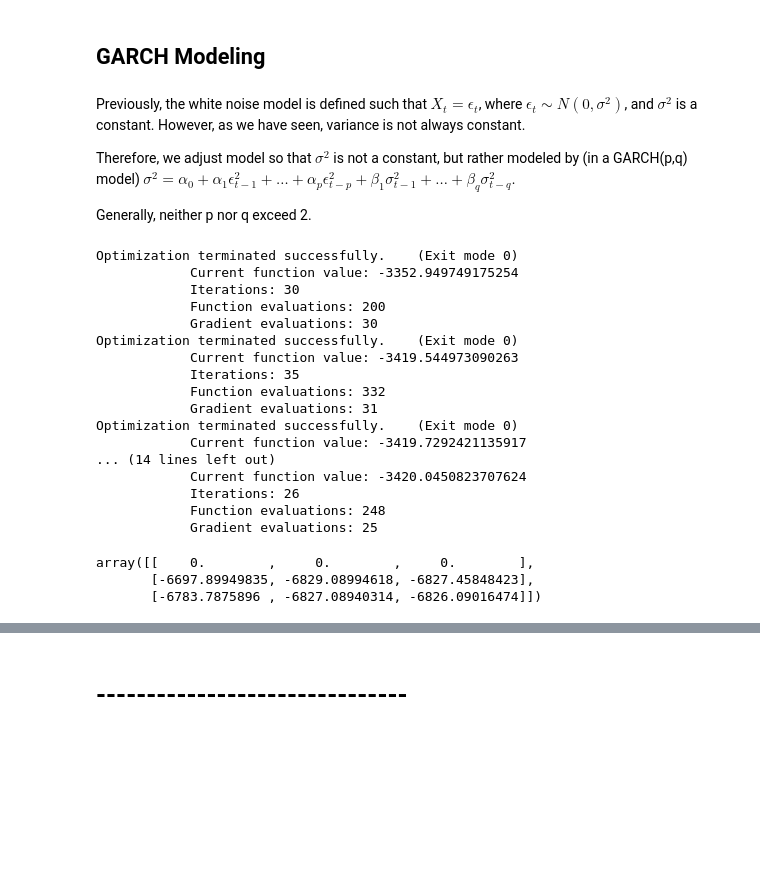
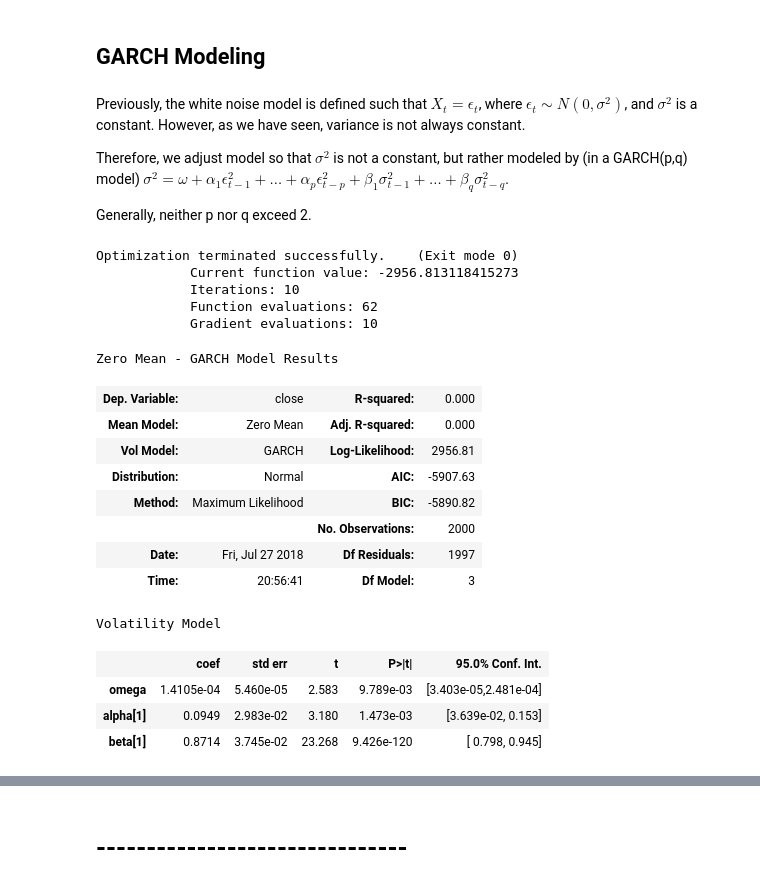
Before and after one commit to AndyVuHoang/Ripple-Report, a Jupyter notebook: analysis.ipynb, the cells around one changed output, grey strips where cells are left out. Drawn from its saved outputs; the diff is of its cells as text; code cells hidden in the pictures; blank space fills up the shorter version.

```diff
--- a/analysis.ipynb
+++ b/analysis.ipynb
@@ -304,7 +304,7 @@ However, if that is the case, that means that there is no significant prediction
 # %% [markdown]
 Previously, the white noise model is defined such that $X_t = \epsilon_{t}$, where $\epsilon_{t} \sim  N(0, \sigma^2)$, and $\sigma^2$ is a constant. However, as we have seen, variance is not always constant.
 
-Therefore, we adjust model so that $\sigma^2$ is not a constant, but rather modeled by (in a GARCH(p,q) model) $\sigma^2 = \alpha_{0} + \alpha_{1}\epsilon_{t-1}^2 + \ldots + \alpha_{p}\epsilon_{t-p}^2 + \beta_{1}\sigma_{t-1}^2 + \ldots + \beta_{q}\sigma_{t-q}^2$.
+Therefore, we adjust model so that $\sigma^2$ is not a constant, but rather modeled by (in a GARCH(p,q) model) $\sigma^2 = \omega + \alpha_{1}\epsilon_{t-1}^2 + \ldots + \alpha_{p}\epsilon_{t-p}^2 + \beta_{1}\sigma_{t-1}^2 + \ldots + \beta_{q}\sigma_{t-q}^2$.
 
 Generally, neither p nor q exceed 2.
 # %%
@@ -316,38 +316,38 @@ Generally, neither p nor q exceed 2.
 # %%
 from arch import arch_model
 ts = ts_logre.dropna()*100 # multiply by 100 because fit fails if values are too close to 0
-# again, I want to use AIC to choose the best model
-# am = arch_model(ts, p=1, o=1, q=1, dist='studentst', mean='zero', power=1.0)
-# res = am.fit(update_freq=5)
+# fitting a GARCH(1,1) model first, since that always performs relatively well
+am = arch_model(ts, mean='zero', power=2.0)
+res = am.fit(update_freq=0, show_warning=False)
+res.summary()
 
-aics_norm = np.zeros((3,3))
-for i in range(3):
-    for j in range(3):
-        if i == 0:
-            aics_norm[i,j] = 0
-        else:
-            am = arch_model(ts, p=i, o=1, q=j, dist='studentst', mean='zero', power=1.0)
-            res = am.fit(update_freq=0)
-            aics_norm[i,j] = res.aic
-aics_norm
+# aics_norm = np.zeros((3,3))
+# for i in range(3):
+#     for j in range(3):
+#         if i == 0:
+#             aics_norm[i,j] = 0
+#         else:
+#             am = arch_model(ts, p=i, o=1, q=j, dist='normal', mean='zero', power=2.0)
+#             res = am.fit(update_freq=0)
+#             aics_norm[i,j] = res.aic
+# aics_norm
 # %% [output]
 Optimization terminated successfully.    (Exit mode 0)
-            Current function value: -3352.949749175254
-            Iterations: 30
-            Function evaluations: 200
-            Gradient evaluations: 30
-Optimization terminated successfully.    (Exit mode 0)
-            Current function value: -3419.544973090263
-            Iterations: 35
-            Function evaluations: 332
-            Gradient evaluations: 31
-Optimization terminated successfully.    (Exit mode 0)
-            Current function value: -3419.7292421135917
-... (14 lines left out)
-            Current function value: -3420.0450823707624
-            Iterations: 26
-            Function evaluations: 248
-            Gradient evaluations: 25
+            Current function value: -2956.813118415273
+            Iterations: 10
+            Function evaluations: 62
+            Gradient evaluations: 10
-array([[    0.        ,     0.        ,     0.        ],
-       [-6697.89949835, -6829.08994618, -6827.45848423],
-       [-6783.7875896 , -6827.08940314, -6826.09016474]])
+Zero Mean - GARCH Model Results
+| Dep. Variable: | close | R-squared: | 0.000 |
+| Mean Model: | Zero Mean | Adj. R-squared: | 0.000 |
+| Vol Model: | GARCH | Log-Likelihood: | 2956.81 |
+| Distribution: | Normal | AIC: | -5907.63 |
+| Method: | Maximum Likelihood | BIC: | -5890.82 |
+|  |  | No. Observations: | 2000 |
+| Date: | Fri, Jul 27 2018 | Df Residuals: | 1997 |
+| Time: | 20:56:41 | Df Model: | 3 |
+Volatility Model
+|  | coef | std err | t | P>|t| | 95.0% Conf. Int. |
+| omega | 1.4105e-04 | 5.460e-05 | 2.583 | 9.789e-03 | [3.403e-05,2.481e-04] |
+| alpha[1] | 0.0949 | 2.983e-02 | 3.180 | 1.473e-03 | [3.639e-02, 0.153] |
+| beta[1] | 0.8714 | 3.745e-02 | 23.268 | 9.426e-120 | [ 0.798, 0.945] |
```
Also changed, not shown: parts of 18 cells of this notebook.
